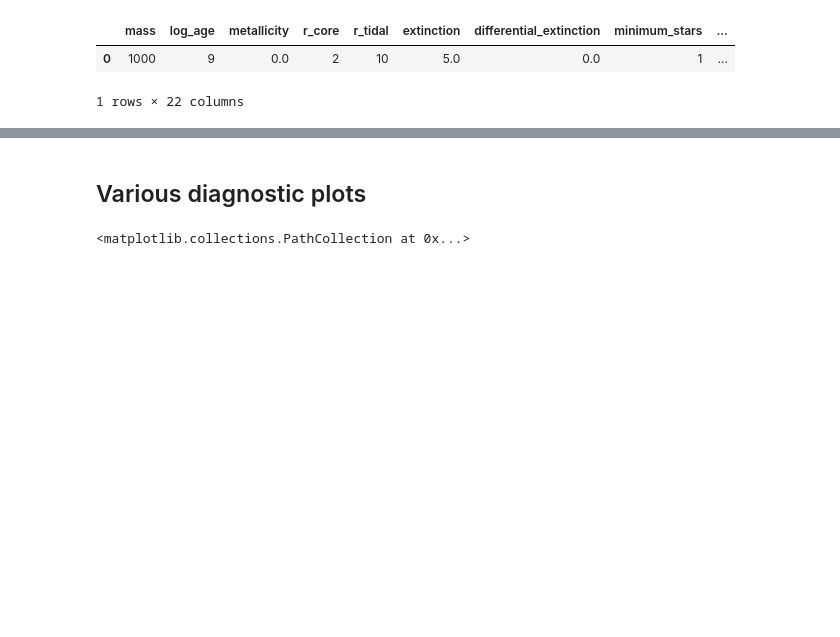
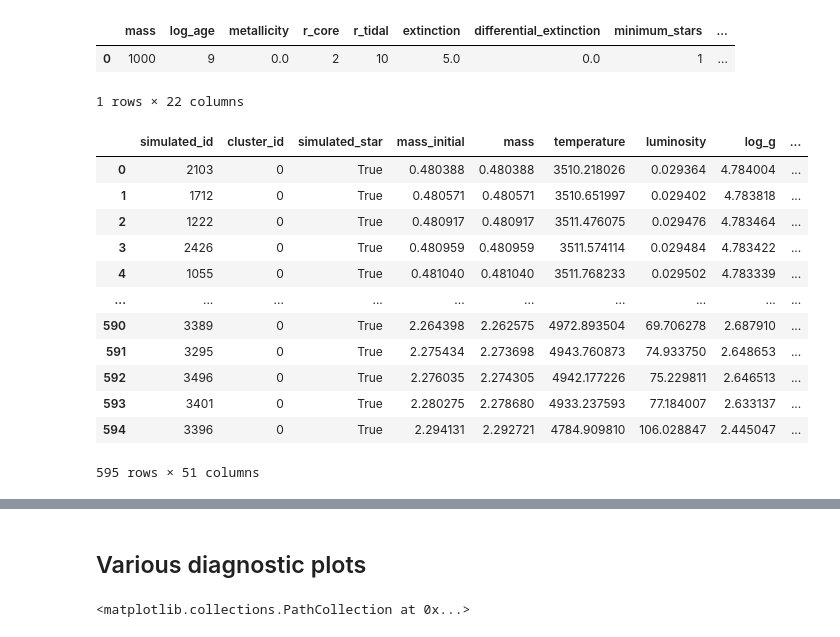
Before and after one commit to emilyhunt/gaianir-open-clusters, a Jupyter notebook: prototypes/synthpop/synthpop+cluster.ipynb, the cells around one changed output, grey strips where cells are left out. Cells and saved outputs as stored; diff of their text form; code cells hidden in the pictures; blank space fills up the shorter version.

```diff
--- a/prototypes/synthpop/synthpop+cluster.ipynb
+++ b/prototypes/synthpop/synthpop+cluster.ipynb
@@ -146,3 +170,19 @@ pd.DataFrame(parameters.to_dict(), index=[0]).drop(columns="position")
 |  | mass | log_age | metallicity | r_core | r_tidal | extinction | differential_extinction | minimum_stars | ... |
 | 0 | 1000 | 9 | 0.0 | 2 | 10 | 5.0 | 0.0 | 1 | ... |
 1 rows × 22 columns
+# %%
+cluster.observations['gaianir-l-10-(combined)']
+# %% [output]
+|  | simulated_id | cluster_id | simulated_star | mass_initial | mass | temperature | luminosity | log_g | ... |
+| 0 | 2103 | 0 | True | 0.480388 | 0.480388 | 3510.218026 | 0.029364 | 4.784004 | ... |
+| 1 | 1712 | 0 | True | 0.480571 | 0.480571 | 3510.651997 | 0.029402 | 4.783818 | ... |
+| 2 | 1222 | 0 | True | 0.480917 | 0.480917 | 3511.476075 | 0.029476 | 4.783464 | ... |
+| 3 | 2426 | 0 | True | 0.480959 | 0.480959 | 3511.574114 | 0.029484 | 4.783422 | ... |
+| 4 | 1055 | 0 | True | 0.481040 | 0.481040 | 3511.768233 | 0.029502 | 4.783339 | ... |
+| ... | ... | ... | ... | ... | ... | ... | ... | ... | ... |
+| 590 | 3389 | 0 | True | 2.264398 | 2.262575 | 4972.893504 | 69.706278 | 2.687910 | ... |
+| 591 | 3295 | 0 | True | 2.275434 | 2.273698 | 4943.760873 | 74.933750 | 2.648653 | ... |
+| 592 | 3496 | 0 | True | 2.276035 | 2.274305 | 4942.177226 | 75.229811 | 2.646513 | ... |
+| 593 | 3401 | 0 | True | 2.280275 | 2.278680 | 4933.237593 | 77.184007 | 2.633137 | ... |
+| 594 | 3396 | 0 | True | 2.294131 | 2.292721 | 4784.909810 | 106.028847 | 2.445047 | ... |
+595 rows × 51 columns
```
Also changed, not shown: parts of 17 cells of this notebook, 2 other files.
